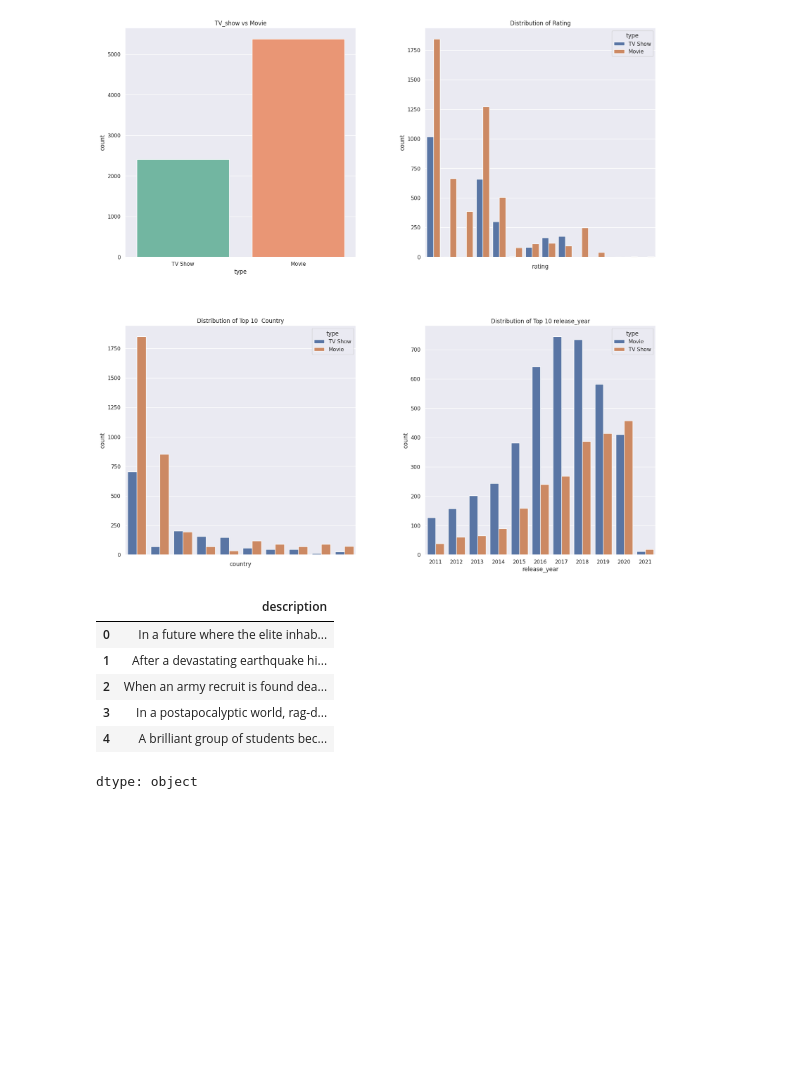
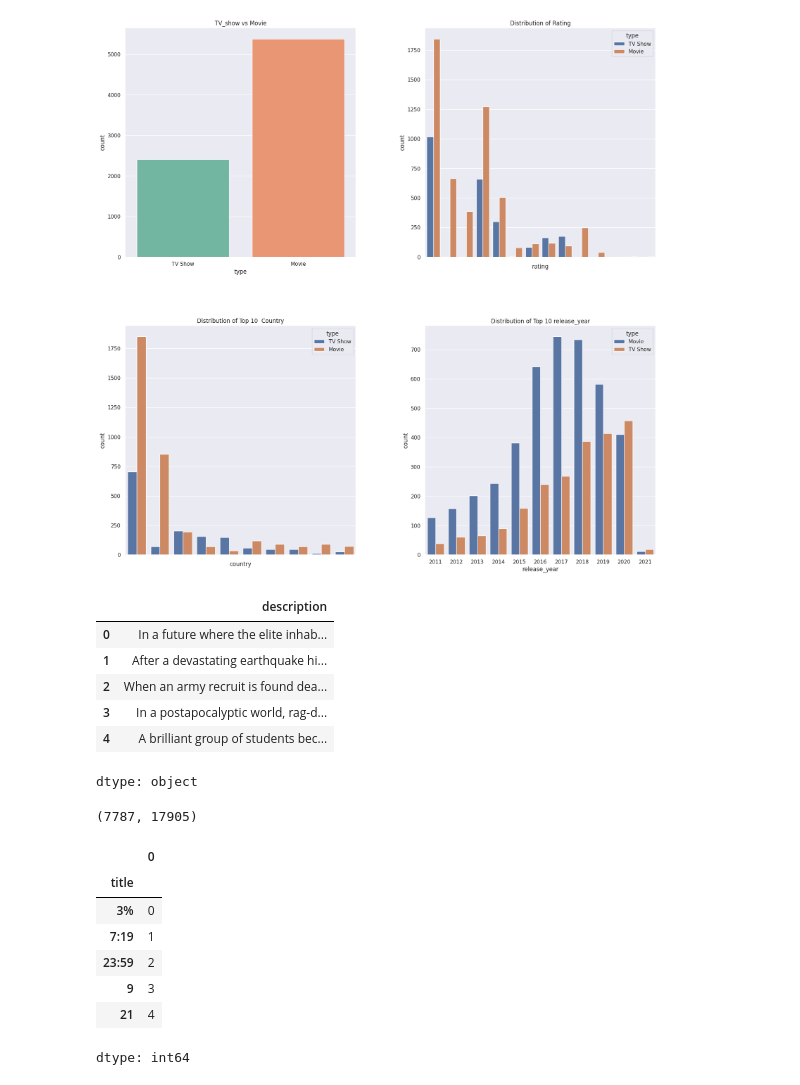
Before and after one commit to Shreyashi04/Movie-Analysis-and-Recommendation, a Jupyter notebook: Netflix_movie_recommendation.ipynb, the cells around one changed output. Drawn from its saved outputs; the diff is of its cells as text; code cells hidden in the pictures; blank space fills up the shorter version.

```diff
--- a/Netflix_movie_recommendation.ipynb
+++ b/Netflix_movie_recommendation.ipynb
@@ -160,3 +160,20 @@ df['description'].head()
 | 3 | In a postapocalyptic world, rag-d... |
 | 4 | A brilliant group of students bec... |
 dtype: object
+# %%
+#import tfidVectorizer from scikit-learn
+from sklearn.feature_extraction.text import TfidfVectorizer
+
+#Define a TF-IDF Vectorizer Object. Remove all english stop words such as 'the', 'a'
+tfidf = TfidfVectorizer(stop_words='english')
+
+#Replace NaN with an empty string
+df['description'] = df['description'].fillna('')
+
+#Construct the required TF-IDF matrix by fitting and transforming the data
+tfidf_matrix = tfidf.fit_transform(df['description'])
+
+#Output the shape of tfidf_matrix
+tfidf_matrix.shape
+# %% [output]
+(7787, 17905)
@@ -162,0 +186,13 @@ dtype: object
+# %%
+#Construct a reverse map of indices and movie titles
+indices = pd.Series(df.index, index=df['title']).drop_duplicates()
+indices.head()
+# %% [output]
+|  | 0 |
+| title |  |
+| 3% | 0 |
+| 7:19 | 1 |
+| 23:59 | 2 |
+| 9 | 3 |
+| 21 | 4 |
+dtype: int64
```
Also changed, not shown: parts of 3 cells of this notebook.
